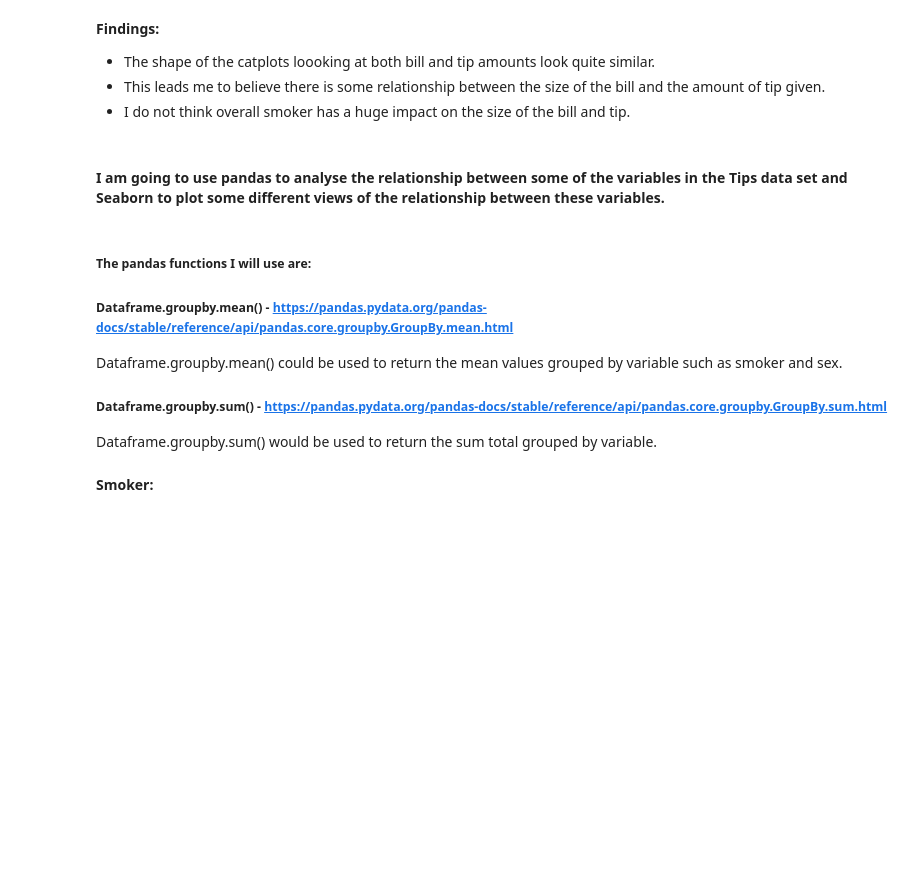
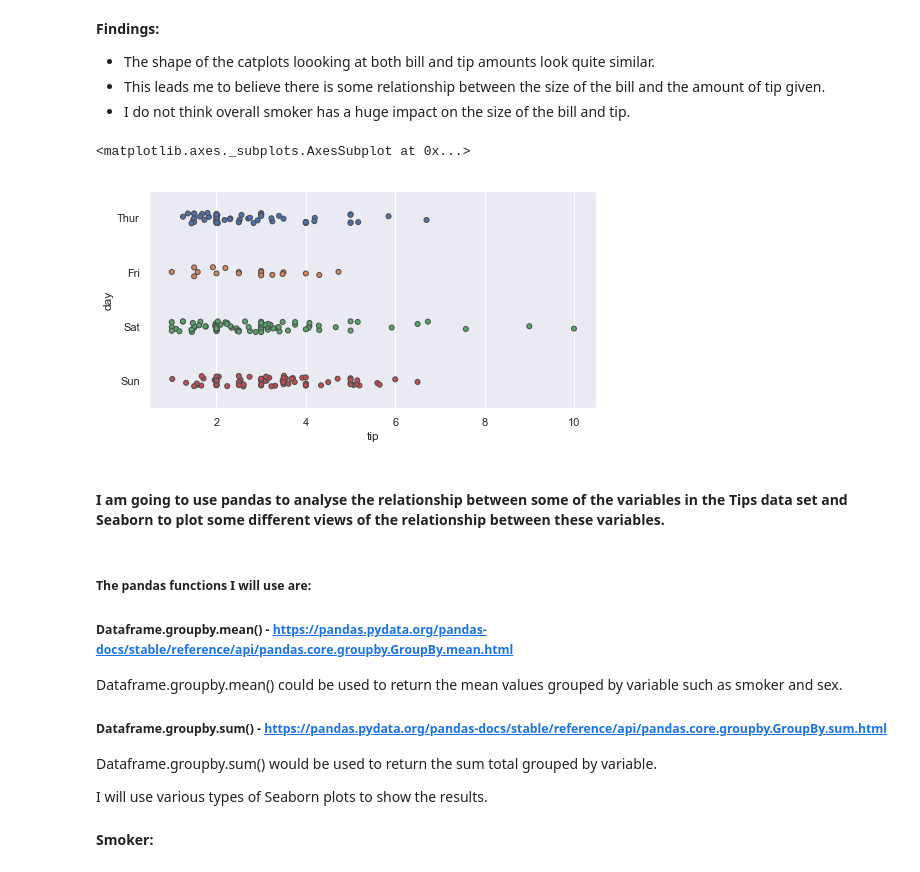
Before and after one commit to johndunne2019/Fundamentals-of-Data-Analysis-Project-2019, a Jupyter notebook: Tips-Dataset.ipynb, the cells around one changed output. Cells and saved outputs as stored; diff of their text form; code cells hidden in the pictures; blank space fills up the shorter version.

```diff
--- a/Tips-Dataset.ipynb
+++ b/Tips-Dataset.ipynb
@@ -1185,6 +1185,11 @@ sns.catplot(x= 'day', y='tip', hue='smoker',kind='swarm', data=tips)
 * The shape of the catplots loooking at both bill and tip amounts look quite similar.
 * This leads me to believe there is some relationship between the size of the bill and the amount of tip given.
 * I do not think overall smoker has a huge impact on the size of the bill and tip.
+# %%
+sns.stripplot(x="tip", y="day", data=tips, linewidth=1)
+# %% [output]
+<matplotlib.axes._subplots.AxesSubplot at 0x...>
+[figure, added]
 # %% [markdown]
 #### **I am going to use pandas to analyse the relationship between some of the variables in the Tips data set and Seaborn to plot some different views of the relationship between these variables.**
 # %% [markdown]
@@ -1196,6 +1201,8 @@ Dataframe.groupby.mean() could be used to return the mean values grouped by vari
 
 ##### **Dataframe.groupby.sum() - https://pandas.pydata.org/pandas-docs/stable/reference/api/pandas.core.groupby.GroupBy.sum.html**
 Dataframe.groupby.sum() would be used to return the sum total grouped by variable.
+
+I will use various types of Seaborn plots to show the results.
 # %% [markdown]
 **Smoker:**
 # %%
```
Also changed, not shown: parts of 25 cells of this notebook.
